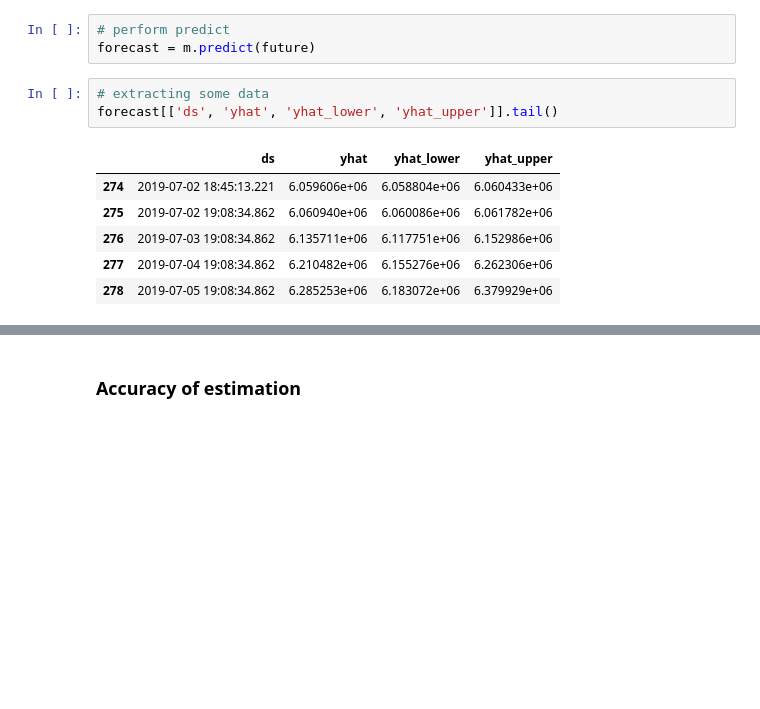
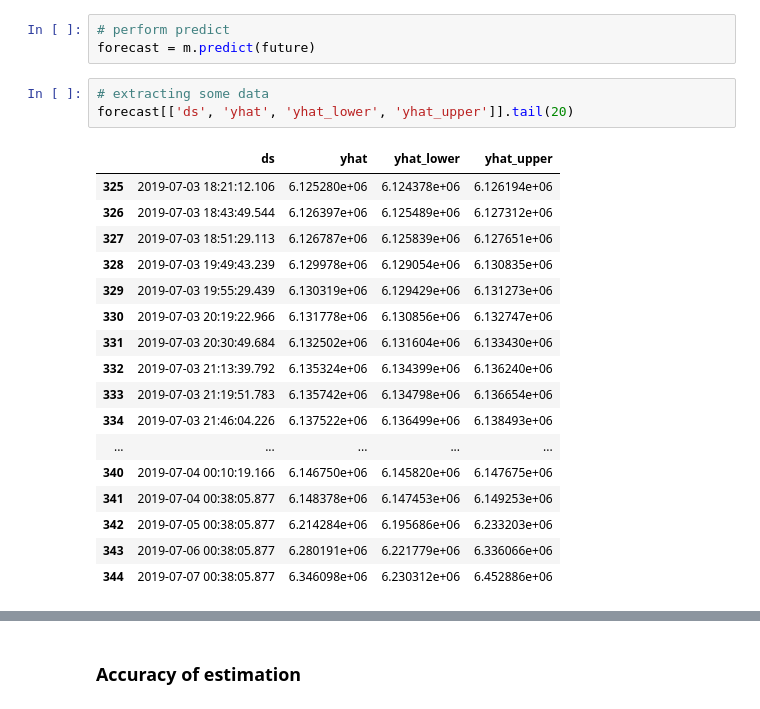
Before and after one commit to Teosoft7/hit_or_not, a Jupyter notebook: eda/eda_with_prophet.ipynb, the cells around one changed output, grey strips where cells are left out. Drawn from its saved outputs; the diff is of its cells as text; blank space fills up the shorter version.

```diff
--- a/eda/eda_with_prophet.ipynb
+++ b/eda/eda_with_prophet.ipynb
@@ -83,14 +85,25 @@ future.tail()
 forecast = m.predict(future)
 # %%
 # extracting some data
-forecast[['ds', 'yhat', 'yhat_lower', 'yhat_upper']].tail()
+forecast[['ds', 'yhat', 'yhat_lower', 'yhat_upper']].tail(20)
 # %% [output]
 |  | ds | yhat | yhat_lower | yhat_upper |
-| 274 | 2019-07-02 18:45:13.221 | 6.059606e+06 | 6.058804e+06 | 6.060433e+06 |
-| 275 | 2019-07-02 19:08:34.862 | 6.060940e+06 | 6.060086e+06 | 6.061782e+06 |
-| 276 | 2019-07-03 19:08:34.862 | 6.135711e+06 | 6.117751e+06 | 6.152986e+06 |
-| 277 | 2019-07-04 19:08:34.862 | 6.210482e+06 | 6.155276e+06 | 6.262306e+06 |
-| 278 | 2019-07-05 19:08:34.862 | 6.285253e+06 | 6.183072e+06 | 6.379929e+06 |
+| 325 | 2019-07-03 18:21:12.106 | 6.125280e+06 | 6.124378e+06 | 6.126194e+06 |
+| 326 | 2019-07-03 18:43:49.544 | 6.126397e+06 | 6.125489e+06 | 6.127312e+06 |
+| 327 | 2019-07-03 18:51:29.113 | 6.126787e+06 | 6.125839e+06 | 6.127651e+06 |
+| 328 | 2019-07-03 19:49:43.239 | 6.129978e+06 | 6.129054e+06 | 6.130835e+06 |
+| 329 | 2019-07-03 19:55:29.439 | 6.130319e+06 | 6.129429e+06 | 6.131273e+06 |
+| 330 | 2019-07-03 20:19:22.966 | 6.131778e+06 | 6.130856e+06 | 6.132747e+06 |
+| 331 | 2019-07-03 20:30:49.684 | 6.132502e+06 | 6.131604e+06 | 6.133430e+06 |
+| 332 | 2019-07-03 21:13:39.792 | 6.135324e+06 | 6.134399e+06 | 6.136240e+06 |
+| 333 | 2019-07-03 21:19:51.783 | 6.135742e+06 | 6.134798e+06 | 6.136654e+06 |
+| 334 | 2019-07-03 21:46:04.226 | 6.137522e+06 | 6.136499e+06 | 6.138493e+06 |
+| ... | ... | ... | ... | ... |
+| 340 | 2019-07-04 00:10:19.166 | 6.146750e+06 | 6.145820e+06 | 6.147675e+06 |
+| 341 | 2019-07-04 00:38:05.877 | 6.148378e+06 | 6.147453e+06 | 6.149253e+06 |
+| 342 | 2019-07-05 00:38:05.877 | 6.214284e+06 | 6.195686e+06 | 6.233203e+06 |
+| 343 | 2019-07-06 00:38:05.877 | 6.280191e+06 | 6.221779e+06 | 6.336066e+06 |
+| 344 | 2019-07-07 00:38:05.877 | 6.346098e+06 | 6.230312e+06 | 6.452886e+06 |
 # %%
 # Draw a chart with forecast
 fig1 = m.plot(forecast)
```
Also changed, not shown: parts of 3 cells of this notebook, 3 other files.
